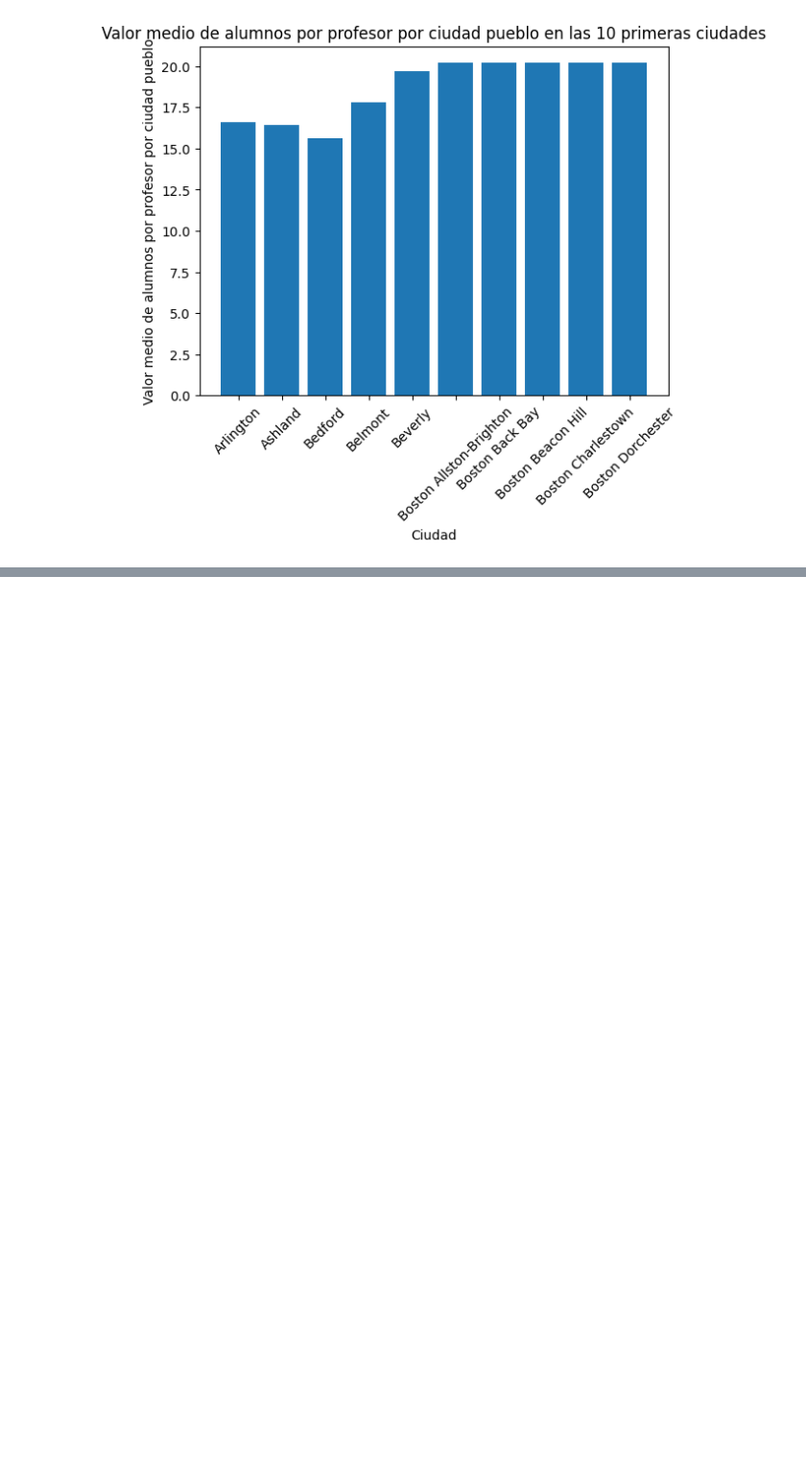
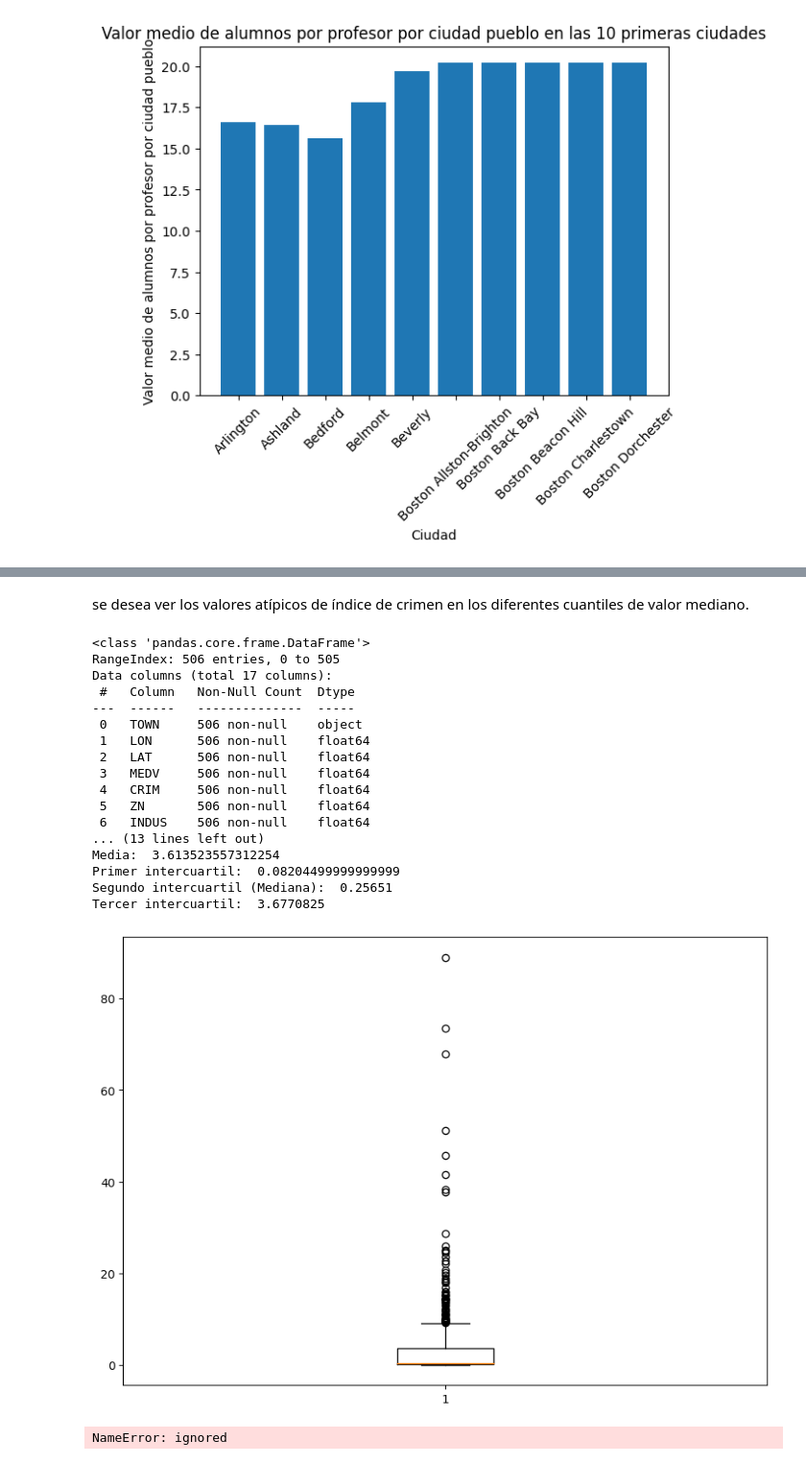
Before and after one commit to prolabfin/CURSO_ADALID_ANALISISDATOS, a Jupyter notebook: Modulo_4_actividad_3.ipynb, the cells around one changed output, grey strips where cells are left out. Shown at 96% size. Saved outputs shown, nothing was run; the diff lists cells and outputs as text; code cells hidden in the pictures; blank space fills up the shorter version.

```diff
--- a/Modulo_4_actividad_3.ipynb
+++ b/Modulo_4_actividad_3.ipynb
@@ -193,0 +213,70 @@ plt.show()
+# %% [markdown]
+se desea ver los valores atípicos de índice de crimen en los
+diferentes cuantiles de valor mediano.
+# %%
+import pandas as pd
+import matplotlib.pyplot as plt
+import statsmodels
+
+
+df = pd.read_csv("/content/M4-AP03_casasboston.csv")
+df.info()
+df.head(5)
+
+# Paso 2: Calcular el valor mediano de CRIM
+median_crim = df['CRIM'].median()
+
+print(median_crim)
+
+import pandas as pd
+
+# Paso 1: Calcular estadísticas descriptivas de la columna "CRIM"
+stats = df['CRIM'].describe()
+data = df['CRIM']
+
+# Paso 2: Extraer los valores necesarios
+media = stats['mean']
+primer_intercuartil = stats['25%']
+segundo_intercuartil = stats['50%']
+tercer_intercuartil = stats['75%']
+
+# Paso 3: Imprimir los valores
+print("Media: ", media)
+print("Primer intercuartil: ", primer_intercuartil)
+print("Segundo intercuartil (Mediana): ", segundo_intercuartil)
+print("Tercer intercuartil: ", tercer_intercuartil)
+
+
+
+# Paso 5: Crear una figura
+
+fig = plt.figure(figsize =(10, 7))
+ #Creating plot
+plt.boxplot(data)
+
+# show plot
+plt.show()
+
+# Dibuja los diagramas de caja utilizando boxplot() de matplotlib. Pasa la lista de valores atípicos como datos:
+
+ax.boxplot()
+# %% [output]
+<class 'pandas.core.frame.DataFrame'>
+RangeIndex: 506 entries, 0 to 505
+Data columns (total 17 columns):
+ #   Column   Non-Null Count  Dtype
+---  ------   --------------  -----
+ 0   TOWN     506 non-null    object
+ 1   LON      506 non-null    float64
+ 2   LAT      506 non-null    float64
+ 3   MEDV     506 non-null    float64
+ 4   CRIM     506 non-null    float64
+ 5   ZN       506 non-null    float64
+ 6   INDUS    506 non-null    float64
+... (13 lines left out)
+Media:  3.613523557312254
+Primer intercuartil:  0.08204499999999999
+Segundo intercuartil (Mediana):  0.25651
+Tercer intercuartil:  3.6770825
+[figure, added]
+NameError: ignored
```
Also changed, not shown: parts of 1 cell of this notebook.
